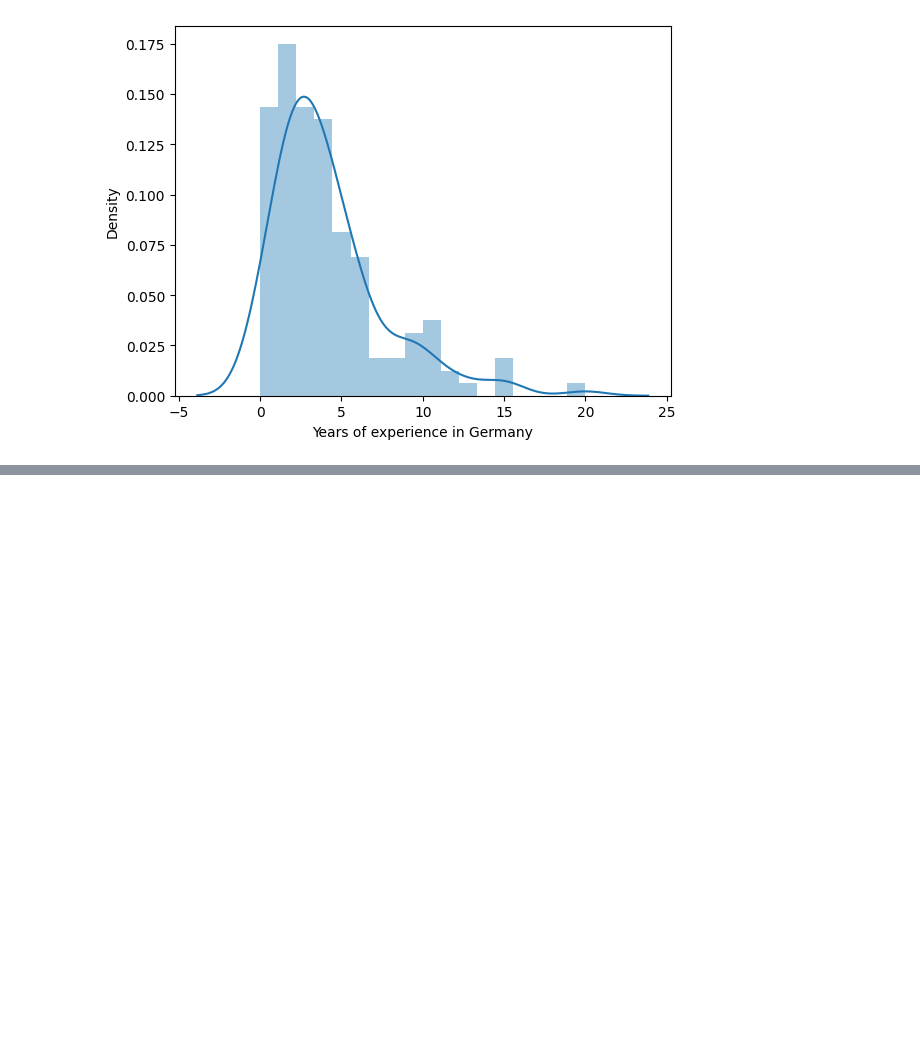
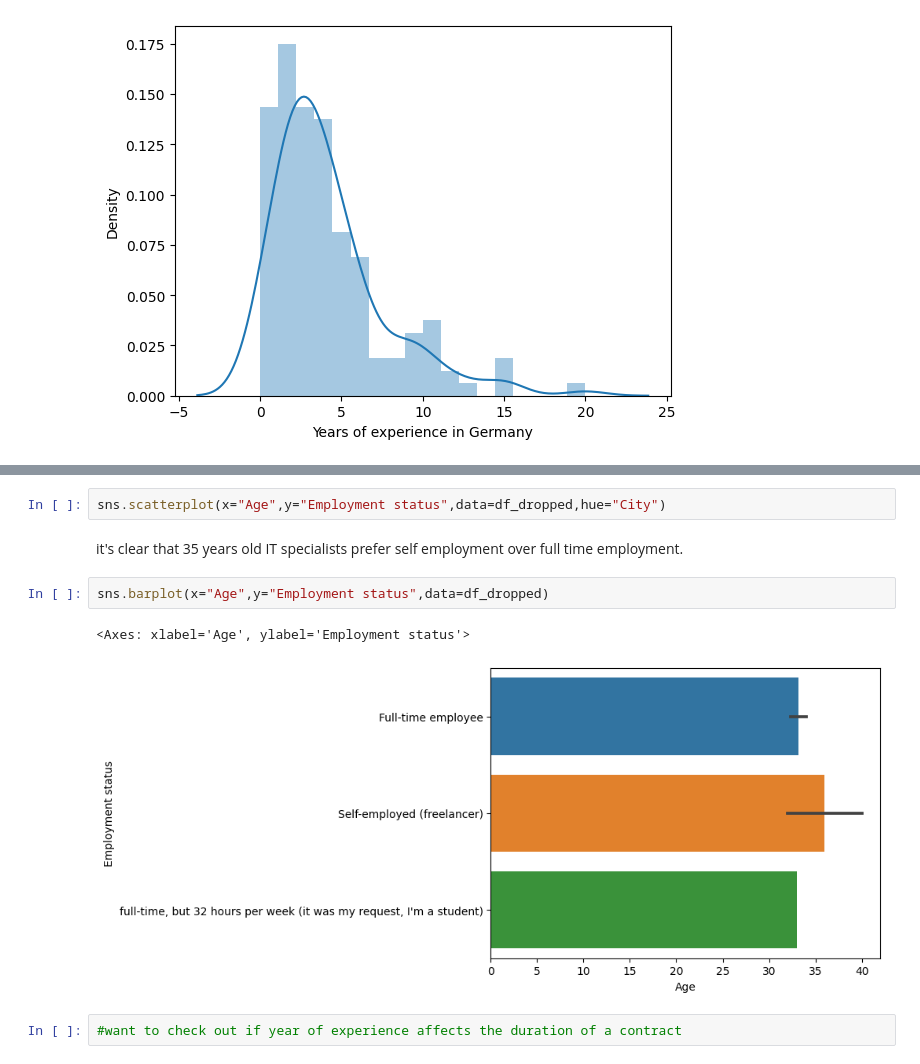
Before and after one commit to lorgan-otieno/Introduction-to-Python-Data-Analysis._files, a Jupyter notebook: EDA.1.ipynb, the cells around one changed output, grey strips where cells are left out. Saved outputs shown, nothing was run; the diff lists cells and outputs as text; blank space fills up the shorter version.

```diff
--- a/EDA.1.ipynb
+++ b/EDA.1.ipynb
@@ -393,0 +425,11 @@ https://gist.github.com/mwaskom/de44147ed2974457ad6372750bbe5751
+# %%
+sns.scatterplot(x="Age",y="Employment status",data=df_dropped,hue="City")
+# %% [markdown]
+it's clear that 35 years old IT specialists prefer self employment over full time employment.
+# %%
+sns.barplot(x="Age",y="Employment status",data=df_dropped)
+# %% [output]
+<Axes: xlabel='Age', ylabel='Employment status'>
+[figure, added]
+# %%
+#want to check out if year of experience affects the duration of a contract
```
Also changed, not shown: parts of 16 cells of this notebook.
